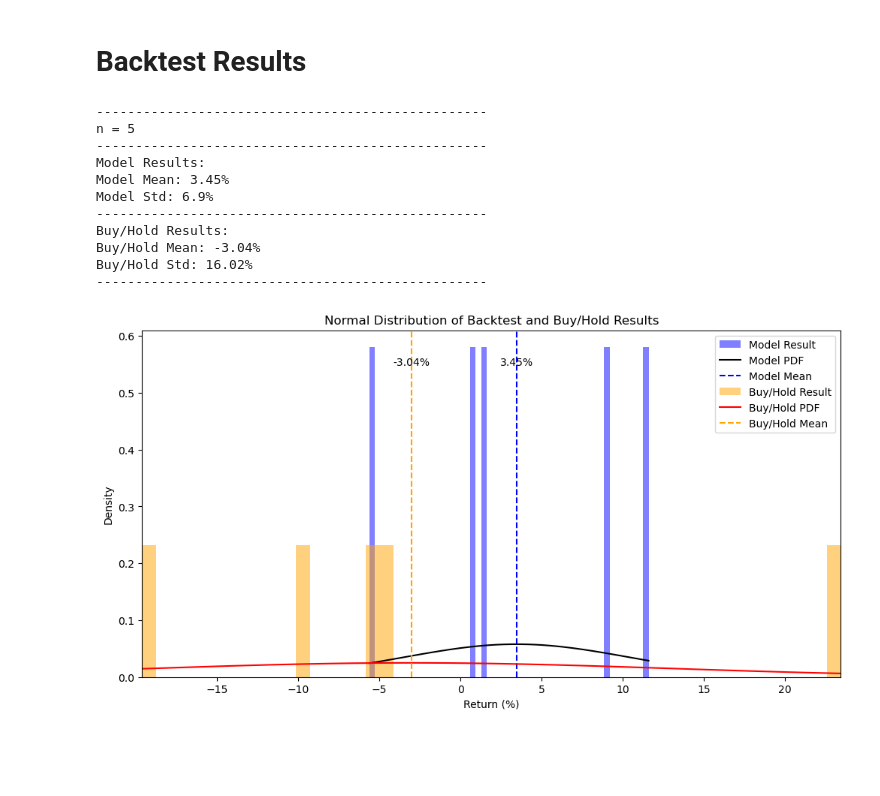
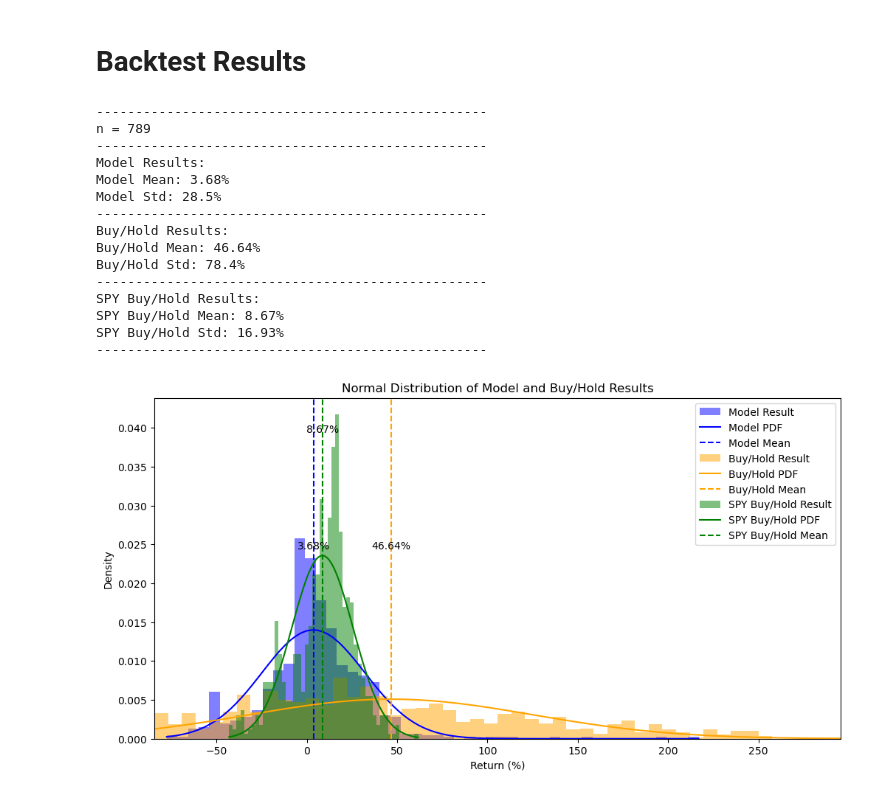
Before and after one commit to FilBillions/conditional_probability_model_1, a Jupyter notebook: Backtest_Results.ipynb, the cells around one changed output. Drawn from its saved outputs; the diff is of its cells as text; code cells hidden in the pictures; blank space fills up the shorter version.

```diff
--- a/Backtest_Results.ipynb
+++ b/Backtest_Results.ipynb
@@ -5,15 +5,21 @@ from csv_functions import return_hist, sharpe_hist
+# %%
+import_csv='NVDA_backtest_results.csv'
 # %%
-return_hist('SPY_backtest_results.csv',both=True)
+return_hist(import_csv,buy_hold=True, spy=True)
 # %% [output]
 --------------------------------------------------
-n = 5
+n = 789
 --------------------------------------------------
 Model Results:
-Model Mean: 3.45%
-Model Std: 6.9%
+Model Mean: 3.68%
+Model Std: 28.5%
 --------------------------------------------------
 Buy/Hold Results:
-Buy/Hold Mean: -3.04%
-Buy/Hold Std: 16.02%
+Buy/Hold Mean: 46.64%
+Buy/Hold Std: 78.4%
 --------------------------------------------------
+SPY Buy/Hold Results:
+SPY Buy/Hold Mean: 8.67%
+SPY Buy/Hold Std: 16.93%
+--------------------------------------------------
-[figure, old version]
+[figure, new version]
```
Also changed, not shown: parts of 4 cells of this notebook, 5 other files.
